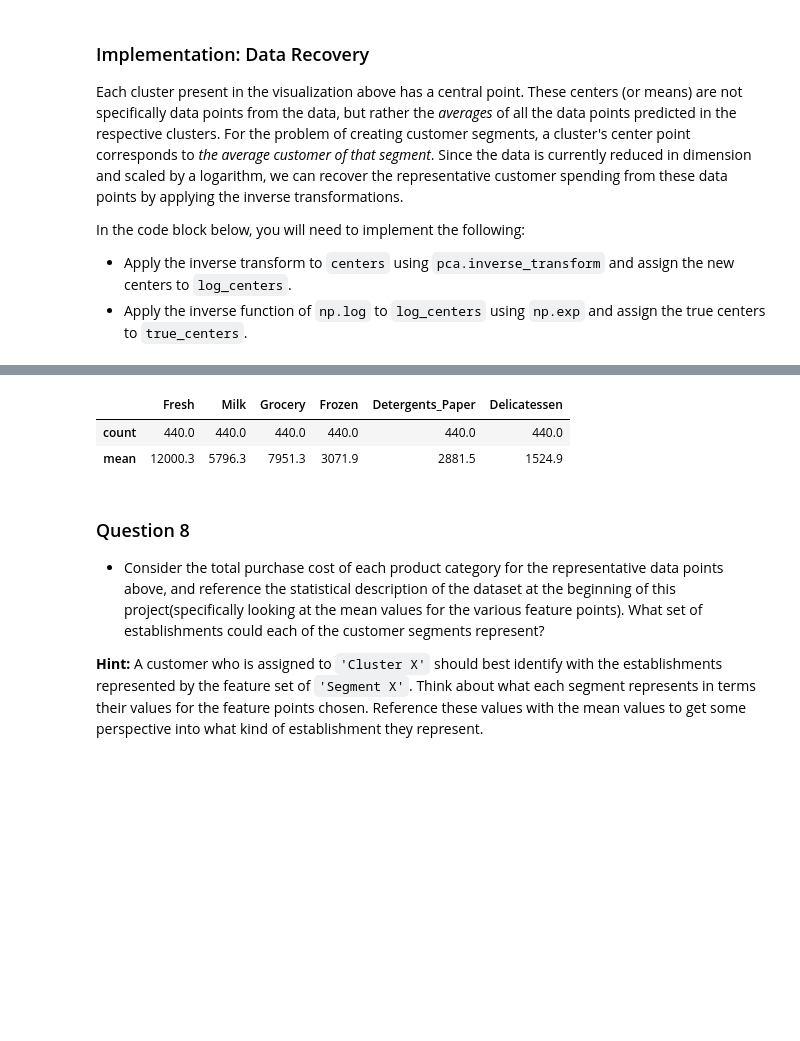
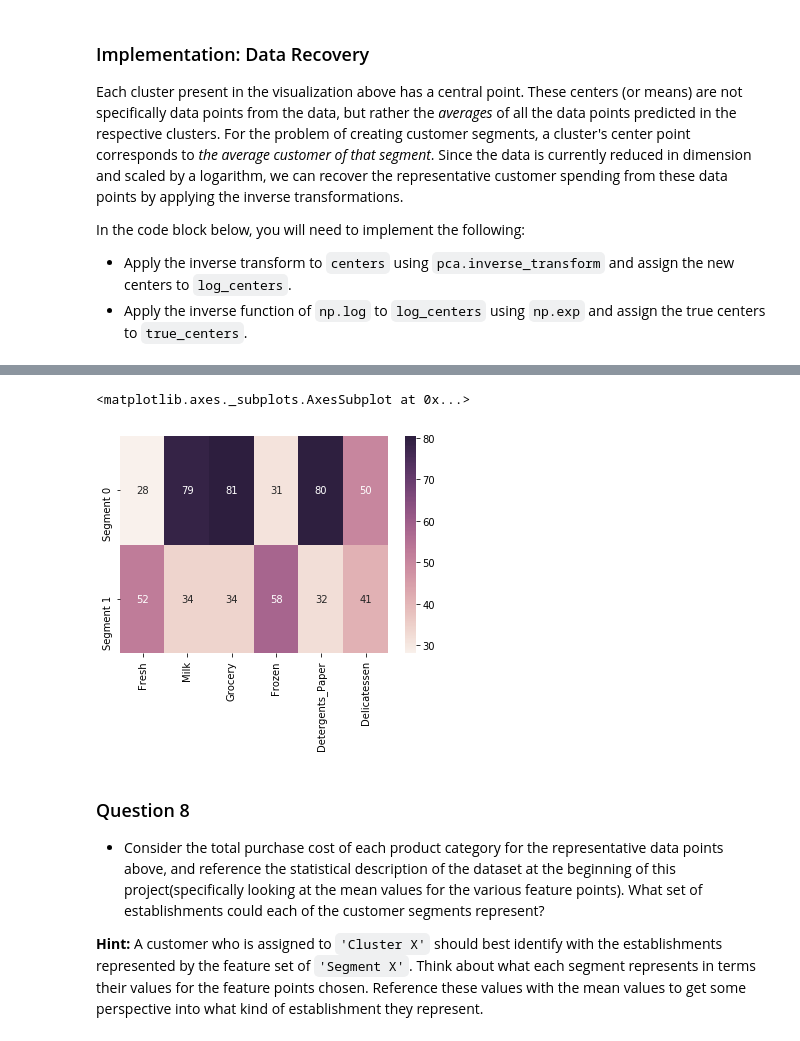
Before and after one commit to France1/MLND, a Jupyter notebook: customer_segments/customer_segments.ipynb, the cells around one changed output, grey strips where cells are left out. Drawn from its saved outputs; the diff is of its cells as text; code cells hidden in the pictures; blank space fills up the shorter version.

```diff
--- a/customer_segments/customer_segments.ipynb
+++ b/customer_segments/customer_segments.ipynb
@@ -568,9 +593,13 @@ display(true_centers)
-# %%
-data.describe().iloc[0:2].round(1)
-# %% [output]
-|  | Fresh | Milk | Grocery | Frozen | Detergents_Paper | Delicatessen |
-| count | 440.0 | 440.0 | 440.0 | 440.0 | 440.0 | 440.0 |
-| mean | 12000.3 | 5796.3 | 7951.3 | 3071.9 | 2881.5 | 1524.9 |
+# %%
+# Tip from previous review
+# Consider Segments quartiles
+data_segments = data.append(true_centers)
+percentiles_data = 100*data_segments.rank(pct=True)
+percentiles_segments = percentiles_data.loc[['Segment 0', 'Segment 1']]
+sns.heatmap(percentiles_segments, annot=True)
+# %% [output]
+<matplotlib.axes._subplots.AxesSubplot at 0x...>
+[figure, added]
 # %% [markdown]
 ### Question 8
 
```
Also changed, not shown: parts of 19 cells of this notebook, 1 other file.
